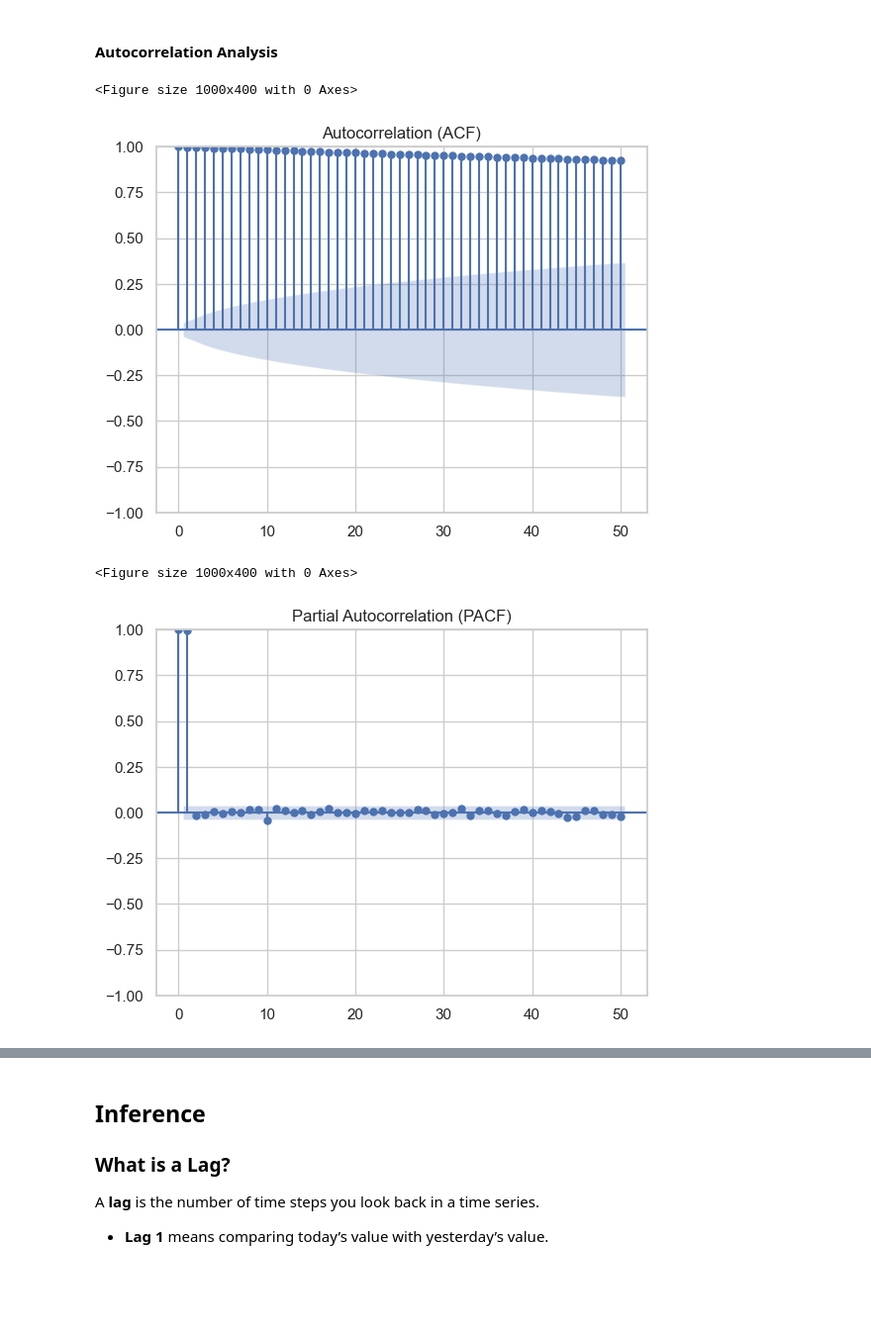
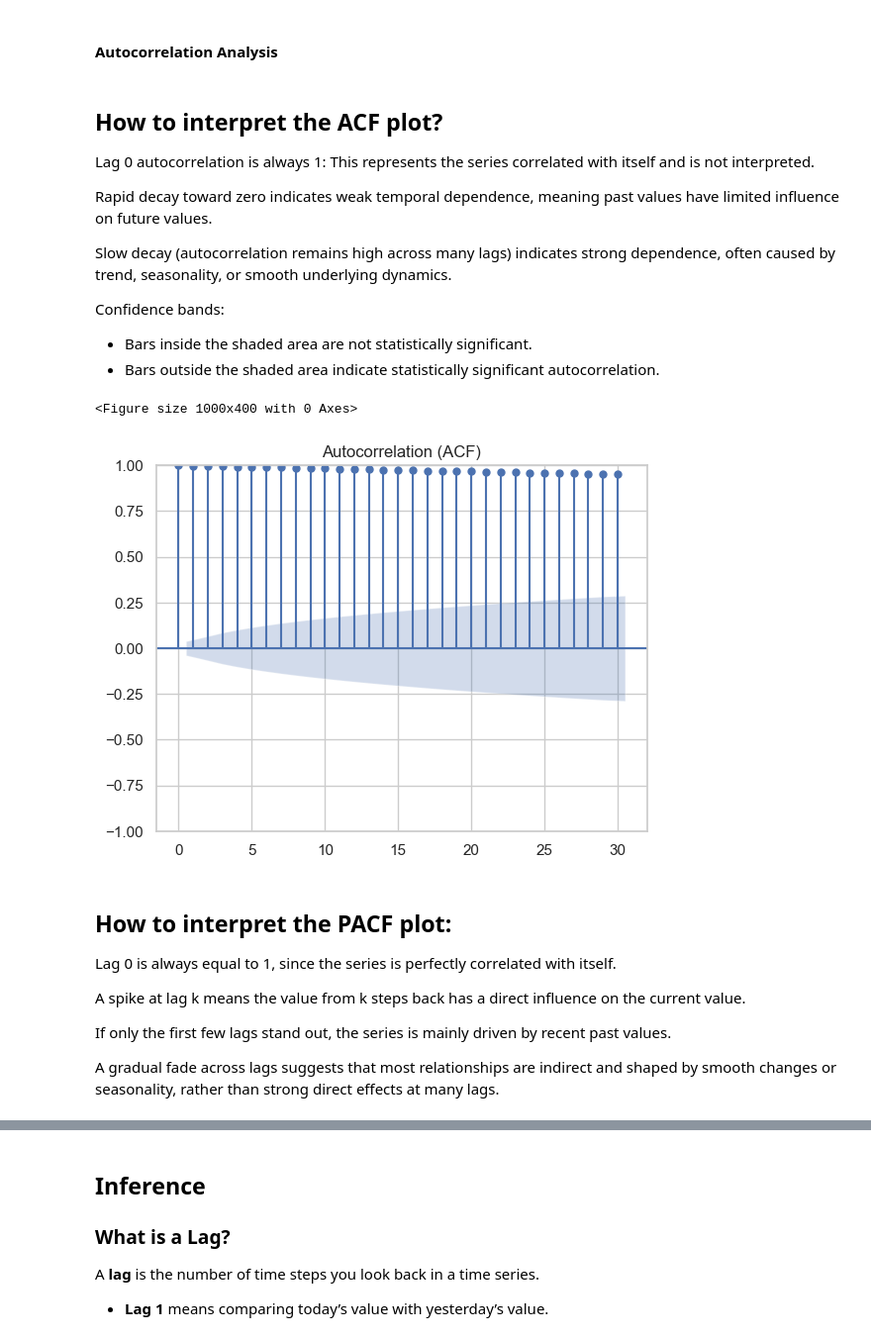
Before and after one commit to akhil1020/Apple-stock-price-forecasting, a Jupyter notebook: APPLE_Stock_Price_Forecasting.ipynb, the cells around one changed output, grey strips where cells are left out. Shown at 99% size. Saved outputs shown, nothing was run; the diff lists cells and outputs as text; code cells hidden in the pictures; blank space fills up the shorter version.

```diff
--- a/APPLE_Stock_Price_Forecasting.ipynb
+++ b/APPLE_Stock_Price_Forecasting.ipynb
@@ -511,19 +507,34 @@ fig.show()
 # %% [markdown]
 ####  Autocorrelation Analysis
+# %% [markdown]
+## How to interpret the ACF plot?
+
+Lag 0 autocorrelation is always 1: This represents the series correlated with itself and is not interpreted.
+
+Rapid decay toward zero indicates weak temporal dependence, meaning past values have limited influence on future values.
+
+Slow decay (autocorrelation remains high across many lags) indicates strong dependence, often caused by trend, seasonality, or smooth underlying dynamics.
+
+Confidence bands:
+- Bars inside the shaded area are not statistically significant.
+- Bars outside the shaded area indicate statistically significant autocorrelation.
 # %%
 from statsmodels.graphics.tsaplots import plot_acf, plot_pacf
 
 plt.figure(figsize=(10,4))
-plot_acf(df['Close_AAPL'].dropna(), lags=50)
+plot_acf(df['Close_AAPL'].dropna(), lags=30)
 plt.title('Autocorrelation (ACF)')
 plt.show()
-
-plt.figure(figsize=(10,4))
-plot_pacf(df['Close_AAPL'].dropna(), lags=50)
-plt.title('Partial Autocorrelation (PACF)')
-plt.show()
 # %% [output]
 <Figure size 1000x400 with 0 Axes>
-[figure, old version]
+[figure, new version]
-<Figure size 1000x400 with 0 Axes>
-[figure, removed]
+# %% [markdown]
+## How to interpret the PACF plot:
+
+Lag 0 is always equal to 1, since the series is perfectly correlated with itself.
+
+A spike at lag k means the value from k steps back has a direct influence on the current value.
+
+If only the first few lags stand out, the series is mainly driven by recent past values.
+
+A gradual fade across lags suggests that most relationships are indirect and shaped by smooth changes or seasonality, rather than strong direct effects at many lags.
```
Also changed, not shown: parts of 14 cells of this notebook, 2 other files.
